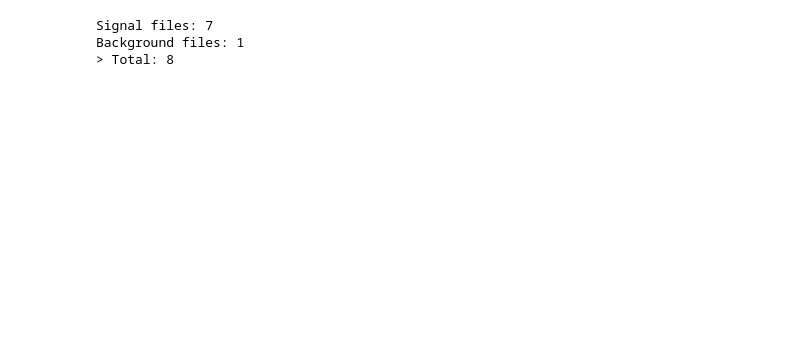
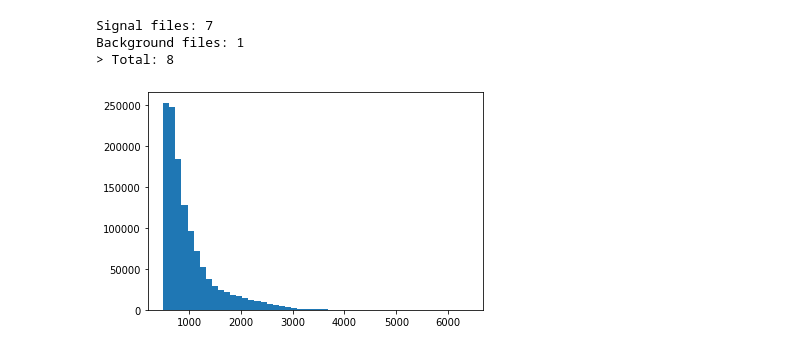
Before and after one commit to mcpeixoto/LIP-Internship-2, a Jupyter notebook: non_zeros/rocs_over_ht.ipynb, the cells around one changed output. Cells and saved outputs as stored; diff of their text form; code cells hidden in the pictures; blank space fills up the shorter version.

```diff
--- a/non_zeros/rocs_over_ht.ipynb
+++ b/non_zeros/rocs_over_ht.ipynb
@@ -53,8 +53,3 @@ for path in all_files:
 data = pd.concat(all_data)
 del all_data
 data = data[['name', 'ScalarHT_HT', 'gen_xsec']]
-# %%
-# Normalizing the data
-data['ScalarHT_HT'] = data['ScalarHT_HT'] - min(data['ScalarHT_HT'])
-max_value = max(data['ScalarHT_HT'])
-data['ScalarHT_HT'] = data['ScalarHT_HT'] / max_value
@@ -63,0 +56,5 @@ signal = data[data['name'] != 'bkg']
+# %%
+plt.hist(data['ScalarHT_HT'], bins=50)
+plt.show()
+# %% [output]
+[figure, added]
```
Also changed, not shown: parts of 11 cells of this notebook, 1 other file.
